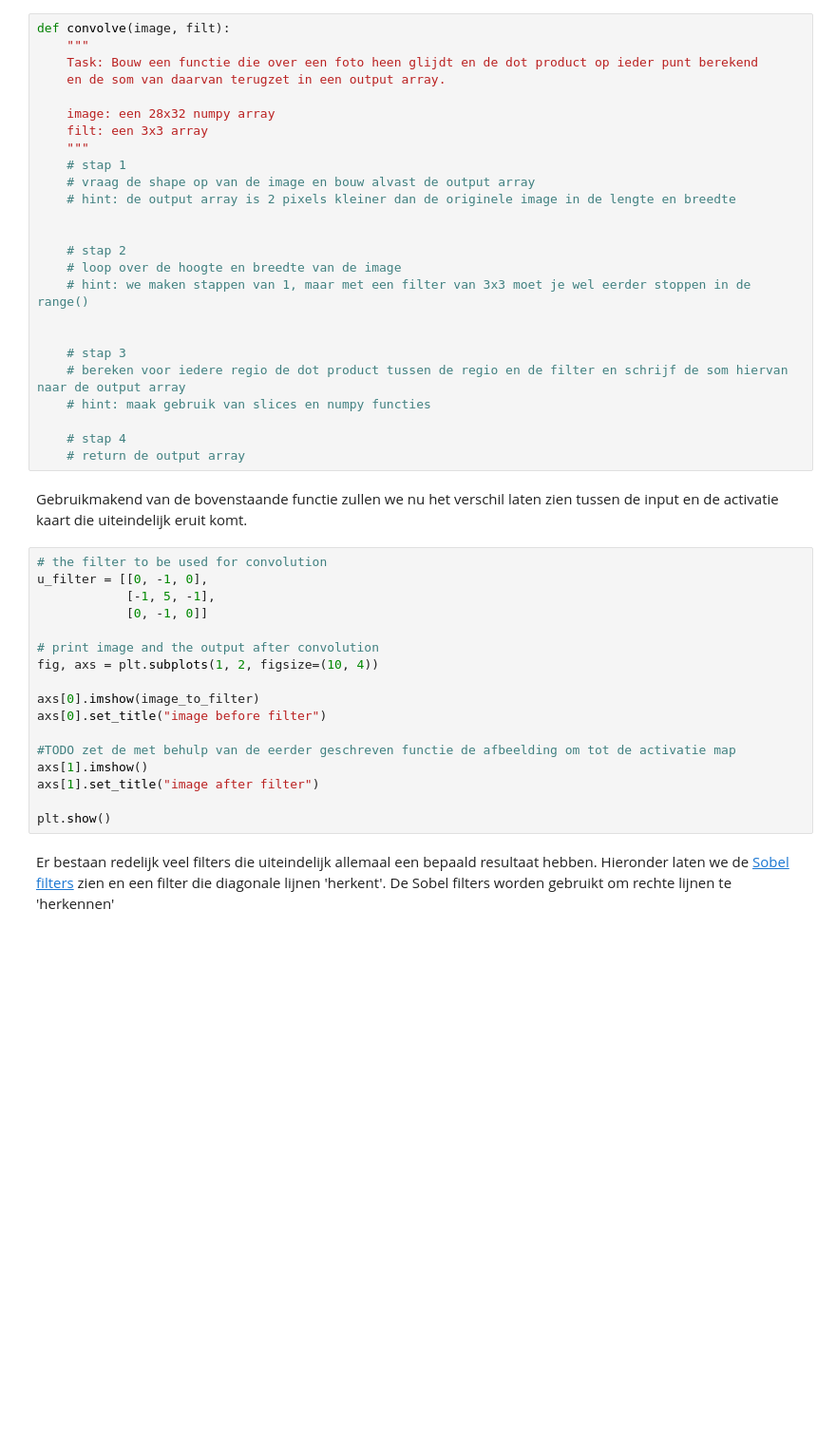
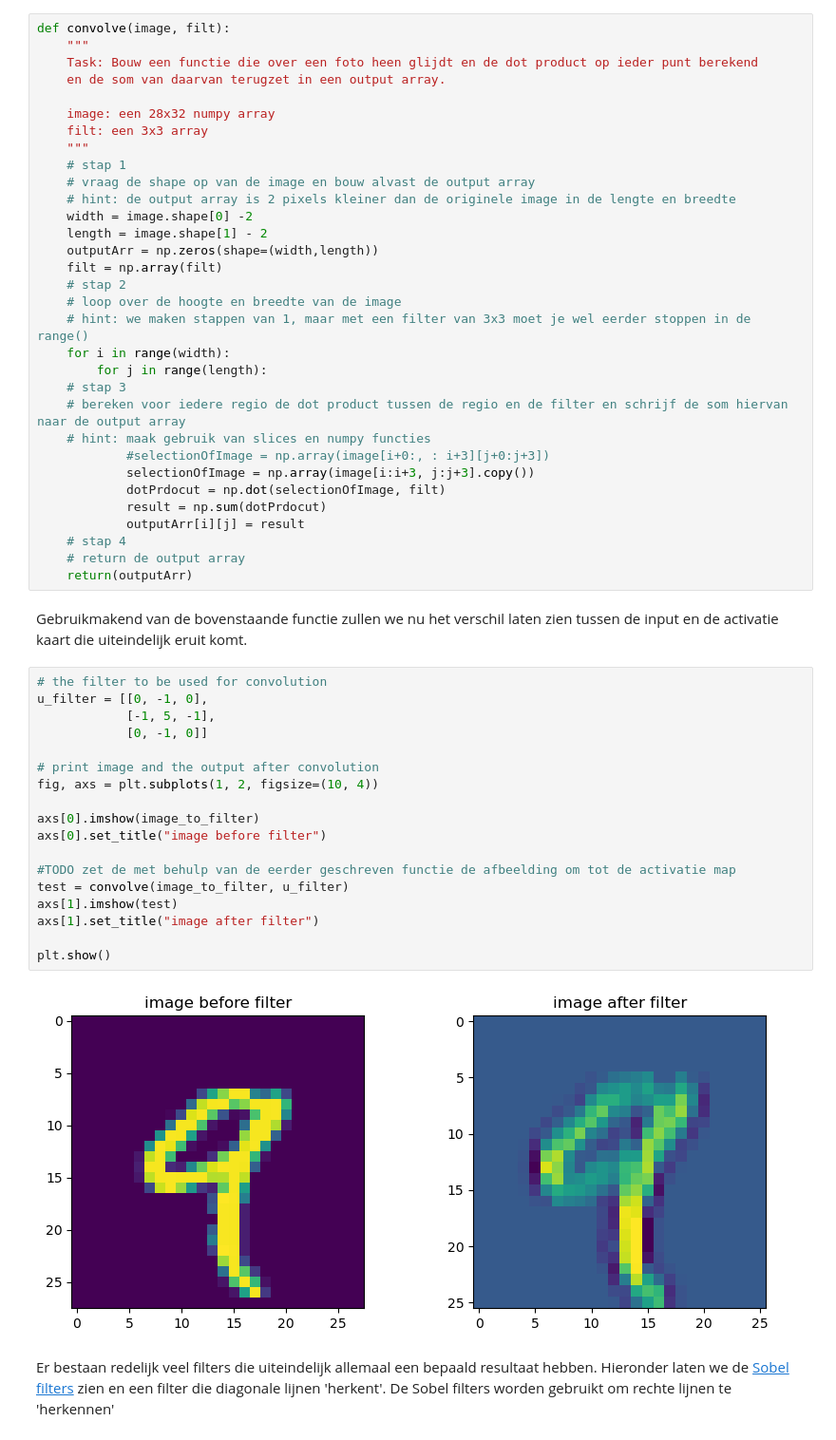
Before and after one commit to raubenravi/Vision, a Jupyter notebook: Opdrachten/2-CNN-layers_explained.ipynb, the cells around one changed output. Shown at 95% size. Saved outputs shown, nothing was run; the diff lists cells and outputs as text; blank space fills up the shorter version.

```diff
--- a/Opdrachten/2-CNN-layers_explained.ipynb
+++ b/Opdrachten/2-CNN-layers_explained.ipynb
@@ -66,38 +74,48 @@ def convolve(image, filt):
     # stap 1
     # vraag de shape op van de image en bouw alvast de output array
     # hint: de output array is 2 pixels kleiner dan de originele image in de lengte en breedte
-
-
+    width = image.shape[0] -2
+    length = image.shape[1] - 2
+    outputArr = np.zeros(shape=(width,length))
+    filt = np.array(filt)
     # stap 2
     # loop over de hoogte en breedte van de image
     # hint: we maken stappen van 1, maar met een filter van 3x3 moet je wel eerder stoppen in de range()
-
-
+    for i in range(width):
+        for j in range(length):
     # stap 3
     # bereken voor iedere regio de dot product tussen de regio en de filter en schrijf de som hiervan naar de output array
     # hint: maak gebruik van slices en numpy functies
-
+            #selectionOfImage = np.array(image[i+0:, : i+3][j+0:j+3])
+            selectionOfImage = np.array(image[i:i+3, j:j+3].copy())
+            dotPrdocut = np.dot(selectionOfImage, filt)
+            result = np.sum(dotPrdocut)
+            outputArr[i][j] = result
     # stap 4
     # return de output array
+    return(outputArr)
 # %% [markdown]
 Gebruikmakend van de bovenstaande functie zullen we nu het verschil laten zien tussen de input en de activatie kaart die uiteindelijk eruit komt.
 # %%
 # the filter to be used for convolution
 u_filter = [[0, -1, 0],
             [-1, 5, -1],
             [0, -1, 0]]
 
 # print image and the output after convolution
 fig, axs = plt.subplots(1, 2, figsize=(10, 4))
 
 axs[0].imshow(image_to_filter)
 axs[0].set_title("image before filter")
 
 #TODO zet de met behulp van de eerder geschreven functie de afbeelding om tot de activatie map
-axs[1].imshow()
+test = convolve(image_to_filter, u_filter)
+axs[1].imshow(test)
 axs[1].set_title("image after filter")
 
 plt.show()
+# %% [output]
+[figure, added]
 # %% [markdown]
 Er bestaan redelijk veel filters die uiteindelijk allemaal een bepaald resultaat hebben. Hieronder laten we de [Sobel filters](https://en.wikipedia.org/wiki/Sobel_operator) zien en een filter die diagonale lijnen 'herkent'. De Sobel filters worden gebruikt om rechte lijnen te 'herkennen'
 # %%
```
Also changed, not shown: parts of 14 cells of this notebook, 16 other files.
